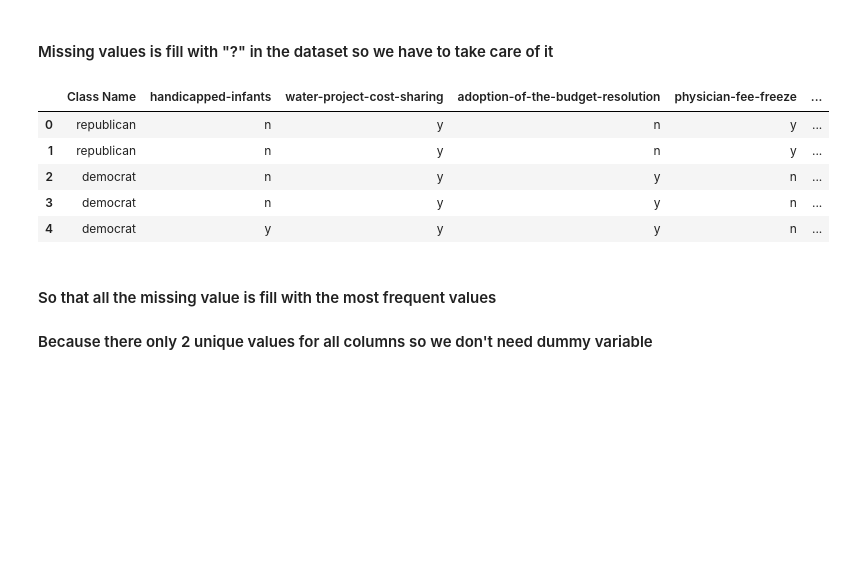
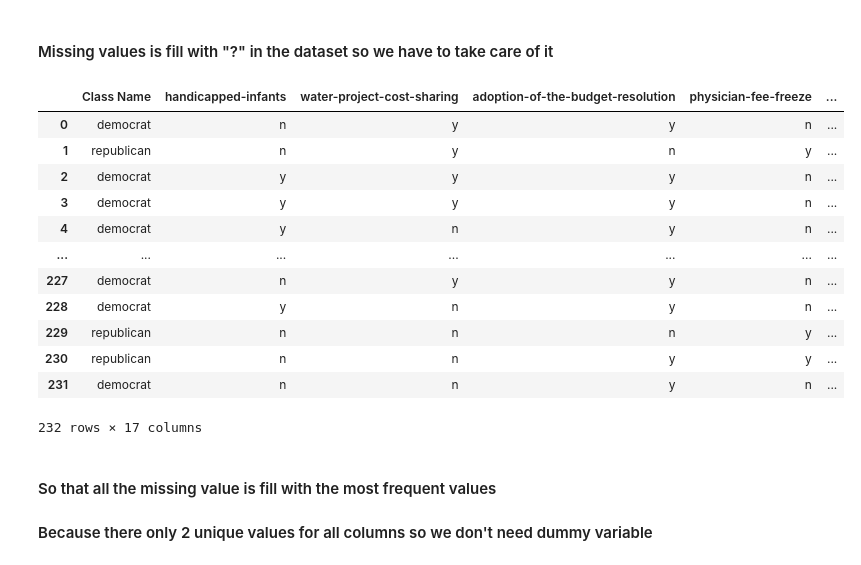
Before and after one commit to tranduckhoatcu/Data-Mining-Assignment, a Jupyter notebook: Data Mining Assignment.ipynb, the cells around one changed output. Drawn from its saved outputs; the diff is of its cells as text; code cells hidden in the pictures; blank space fills up the shorter version.

```diff
--- a/Data Mining Assignment.ipynb
+++ b/Data Mining Assignment.ipynb
@@ -80,20 +102,25 @@ dataset.describe(include = 'object')
 ## Checking for missing values
 # %% [markdown]
 #### Missing values is fill with "?" in the dataset so we have to take care of it
-# %%
-## replace "?" value to most frequent values in each columns
-from sklearn.impute import SimpleImputer
-imputer = SimpleImputer(missing_values = "?" , strategy = 'most_frequent',verbose=0)
-imputer = imputer.fit(dataset.iloc[:,1:])
-dataset.iloc[:, 1:] = imputer.transform(dataset.iloc[:, 1:])
-display(dataset.head())
-# %% [output]
-|  | Class Name | handicapped-infants | water-project-cost-sharing | adoption-of-the-budget-resolution | physician-fee-freeze | ... |
-| 0 | republican | n | y | n | y | ... |
-| 1 | republican | n | y | n | y | ... |
-| 2 | democrat | n | y | y | n | ... |
-| 3 | democrat | n | y | y | n | ... |
-| 4 | democrat | y | y | y | n | ... |
+# %%
+## We deleting rows which have missing value
+dataset = dataset.replace('?',np.nan)
+dataset = dataset.dropna(axis=0).reset_index(drop=True)
+display(dataset)
+# %% [output]
+|  | Class Name | handicapped-infants | water-project-cost-sharing | adoption-of-the-budget-resolution | physician-fee-freeze | ... |
+| 0 | democrat | n | y | y | n | ... |
+| 1 | republican | n | y | n | y | ... |
+| 2 | democrat | y | y | y | n | ... |
+| 3 | democrat | y | y | y | n | ... |
+| 4 | democrat | y | n | y | n | ... |
+| ... | ... | ... | ... | ... | ... | ... |
+| 227 | democrat | n | y | y | n | ... |
+| 228 | democrat | y | n | y | n | ... |
+| 229 | republican | n | n | n | y | ... |
+| 230 | republican | n | n | y | y | ... |
+| 231 | democrat | n | n | y | n | ... |
+232 rows × 17 columns
 # %% [markdown]
 #### So that all the missing value is fill with the most frequent values
 #### Because there only 2 unique values for all columns so we don't need dummy variable
```
Also changed, not shown: parts of 13 cells of this notebook.
